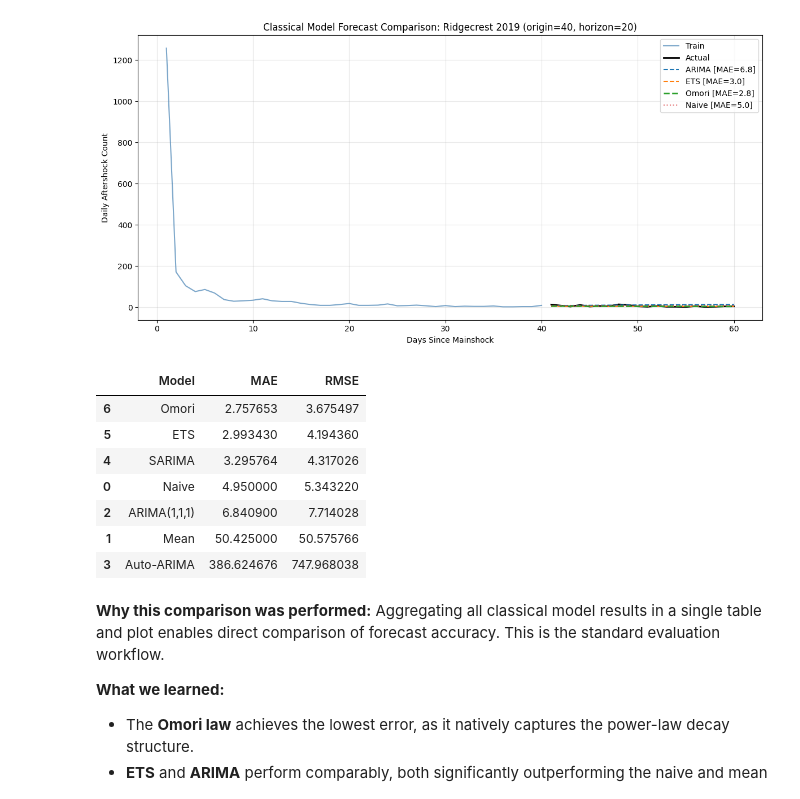
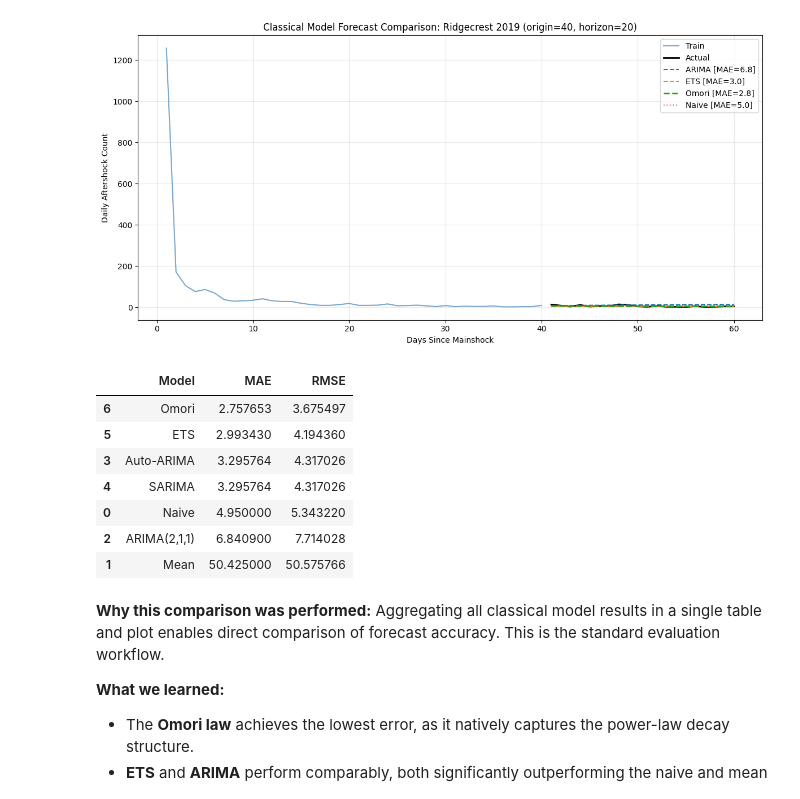
Before and after one commit to cronenberg64/aftershock-decay-forecasting, a Jupyter notebook: notebooks/capstone_main.ipynb, the cells around one changed output. Saved outputs shown, nothing was run; the diff lists cells and outputs as text; code cells hidden in the pictures.

```diff
--- a/notebooks/capstone_main.ipynb
+++ b/notebooks/capstone_main.ipynb
@@ -1526,19 +1526,21 @@ plt.show()
 # %%
 # summary metrics table
 classical_results = pd.DataFrame({
     'Model': ['Naive', 'Mean', 'ARIMA(2,1,1)', 'Auto-ARIMA', 'SARIMA', 'ETS', 'Omori'],
     'MAE': [naive_mae, mean_mae, arima_mae, auto_mae, sarima_mae, ets_mae, omori_mae],
     'RMSE': [naive_rmse, mean_rmse, arima_rmse, auto_rmse, sarima_rmse, ets_rmse, omori_rmse]
 }).sort_values('MAE')
+
+classical_results
 # %% [output]
 |  | Model | MAE | RMSE |
 | 6 | Omori | 2.757653 | 3.675497 |
 | 5 | ETS | 2.993430 | 4.194360 |
+| 3 | Auto-ARIMA | 3.295764 | 4.317026 |
 | 4 | SARIMA | 3.295764 | 4.317026 |
 | 0 | Naive | 4.950000 | 5.343220 |
-| 2 | ARIMA(1,1,1) | 6.840900 | 7.714028 |
+| 2 | ARIMA(2,1,1) | 6.840900 | 7.714028 |
 | 1 | Mean | 50.425000 | 50.575766 |
-| 3 | Auto-ARIMA | 386.624676 | 747.968038 |
 # %% [markdown]
 **Why this comparison was performed:**
 Aggregating all classical model results in a single table and plot enables direct comparison of forecast accuracy. This is the standard evaluation workflow.
```
